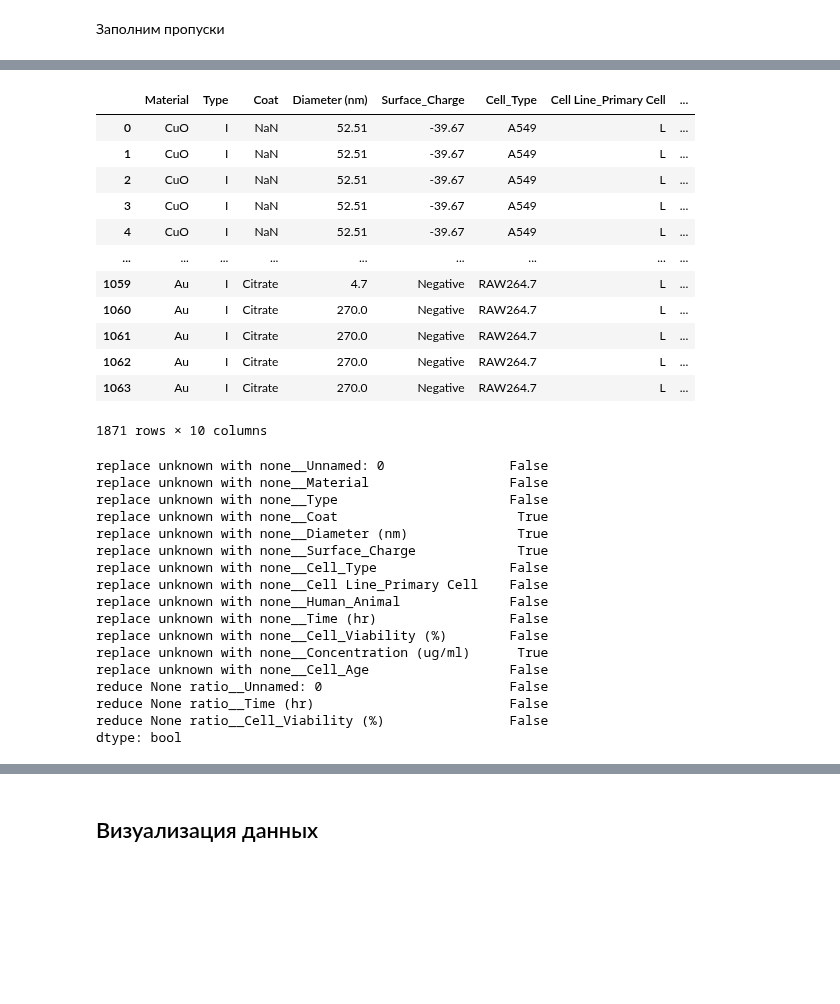
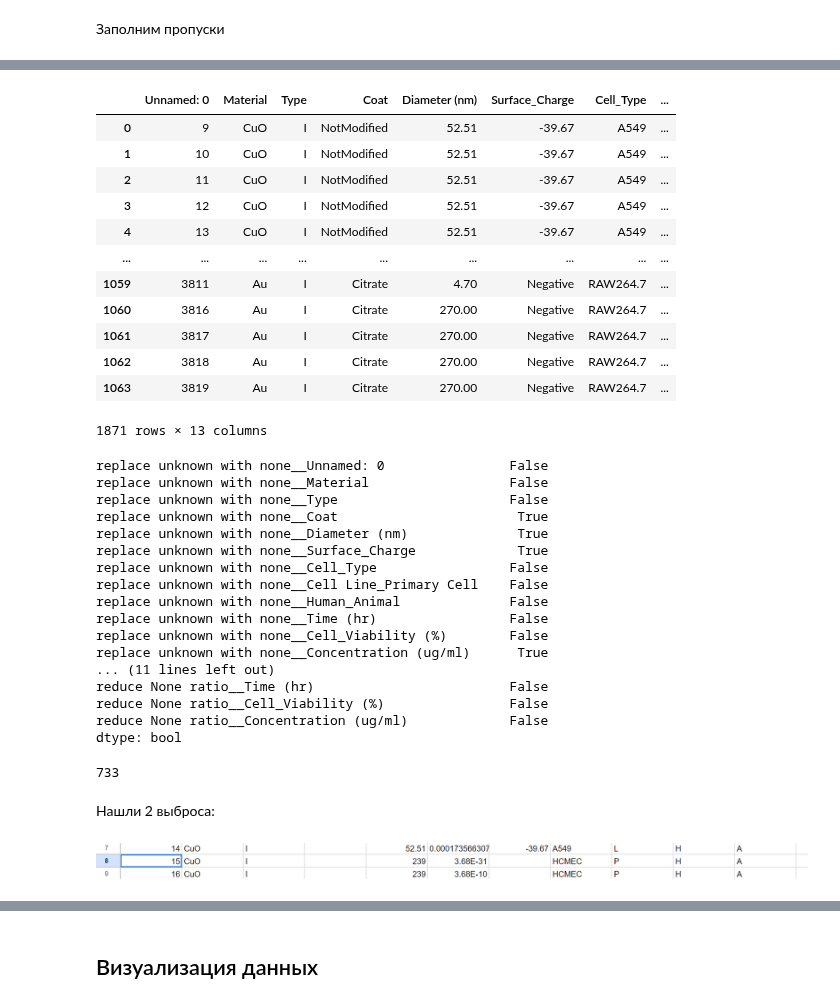
Before and after one commit to dobrotvorn/DataCon23, a Jupyter notebook: Mini_task1.ipynb, the cells around one changed output, grey strips where cells are left out. Saved outputs shown, nothing was run; the diff lists cells and outputs as text; code cells hidden in the pictures; blank space fills up the shorter version.

```diff
--- a/Mini_task1.ipynb
+++ b/Mini_task1.ipynb
@@ -122,10 +126,18 @@ fdb = fdb.rename(columns=
 )
 hardcode_mol_mass = {'CuO' : 79.53, 'Iron oxide': 215.49,'IronOxide':215.49,'IronOide':215.49 ,'Au':196.96, 'Cu2O':143.07}
 hardcode_age = {'E' : 'Embryonic', 'A' : 'Adult', 'F': 'Fetus'}
-# def d(x):
-#   return hardcode_mol_mass[x['Material']] * float(x['Concentration μM'])
-fdb['Concentration (ug/ml)']= fdb[['Concentration μM', 'Material' ]].apply(lambda x:  hardcode_mol_mass[x['Material']] * float(x['Concentration μM']/ 1000), axis=1)
-fdb['Cell_Age'] = fdb['Cell age: embryonic (E), Adult (A)'].apply(lambda x: hardcode_age[x])
+
+fdb['Concentration (ug/ml)']= fdb[['Concentration μM', 'Material' ]].apply(lambda x:  hardcode_mol_mass[x['Material']] * float(x['Concentration μM']/ 1000 if x['Material'] and x['Concentration μM']  else None), axis=1)
+fdb['Cell_Age'] = fdb['Cell age: embryonic (E), Adult (A)'].apply(lambda x: hardcode_age[x] if x else None)
+# Переведем во float то, что не перевелось во float из-за '-'
+fdb['Concentration (ug/ml)'] = fdb['Concentration (ug/ml)'].astype(float)
+sdb['Concentration (ug/ml)'] = sdb['Concentration (ug/ml)'].astype(float)
+
+fdb['Diameter (nm)'] = fdb['Diameter (nm)'].astype(float)
+sdb['Diameter (nm)'] = sdb['Diameter (nm)'].astype(float)
+
+fdb['Coat'] = fdb['Coat'].fillna('NotModified')
+sdb['Coat'] = sdb['Coat'].fillna('NotModified')
 
 # Exposure dose, concentration, dose
 # Cell_Age
@@ -145,0 +157,2 @@ sdb_new.head(2)
+# %%
+numerics = ['int16', 'int32', 'int64', 'float16', 'float32', 'float64']
@@ -145,0 +230,4 @@ sdb_new.head(2)
+# %%
+fdb_new_transformed['reduce None numerical__Surface_Charge '] = fdb_new_transformed['Surface_Charge__pos_and_neg']
+fdb_new_transformed = fdb_new_transformed.drop('Surface_Charge__pos_and_neg', axis=1)
+fdb_new_transformed.head(3)
@@ -146,6 +243,7 @@ sdb_new.head(2)
 # %% [markdown]
 Итак, мы слили все в один файл!
 # %%
-df = pd.concat([fdb_new, sdb_new], axis=0)
-df
+df = pd.concat([fdb_new_transformed, sdb_new_transformed], axis=0)
+df.to_csv('ResultTable.csv')
+df.isnull().any()
 # %% [output]
@@ -207,19 +324,19 @@ numeric_columns = df.select_dtypes(include=numerics).columns.tolist()
 # %%
-df[text_columns]
+df
 # %% [output]
-|  | Material | Type | Coat | Diameter (nm) | Surface_Charge | Cell_Type | Cell Line_Primary Cell | ... |
-| 0 | CuO | I | NaN | 52.51 | -39.67 | A549 | L | ... |
-| 1 | CuO | I | NaN | 52.51 | -39.67 | A549 | L | ... |
-| 2 | CuO | I | NaN | 52.51 | -39.67 | A549 | L | ... |
-| 3 | CuO | I | NaN | 52.51 | -39.67 | A549 | L | ... |
-| 4 | CuO | I | NaN | 52.51 | -39.67 | A549 | L | ... |
+|  | Unnamed: 0 | Material | Type | Coat | Diameter (nm) | Surface_Charge | Cell_Type | ... |
+| 0 | 9 | CuO | I | NotModified | 52.51 | -39.67 | A549 | ... |
+| 1 | 10 | CuO | I | NotModified | 52.51 | -39.67 | A549 | ... |
+| 2 | 11 | CuO | I | NotModified | 52.51 | -39.67 | A549 | ... |
+| 3 | 12 | CuO | I | NotModified | 52.51 | -39.67 | A549 | ... |
+| 4 | 13 | CuO | I | NotModified | 52.51 | -39.67 | A549 | ... |
 | ... | ... | ... | ... | ... | ... | ... | ... | ... |
-| 1059 | Au | I | Citrate | 4.7 | Negative | RAW264.7 | L | ... |
-| 1060 | Au | I | Citrate | 270.0 | Negative | RAW264.7 | L | ... |
-| 1061 | Au | I | Citrate | 270.0 | Negative | RAW264.7 | L | ... |
-| 1062 | Au | I | Citrate | 270.0 | Negative | RAW264.7 | L | ... |
-| 1063 | Au | I | Citrate | 270.0 | Negative | RAW264.7 | L | ... |
+| 1059 | 3811 | Au | I | Citrate | 4.70 | Negative | RAW264.7 | ... |
+| 1060 | 3816 | Au | I | Citrate | 270.00 | Negative | RAW264.7 | ... |
+| 1061 | 3817 | Au | I | Citrate | 270.00 | Negative | RAW264.7 | ... |
+| 1062 | 3818 | Au | I | Citrate | 270.00 | Negative | RAW264.7 | ... |
+| 1063 | 3819 | Au | I | Citrate | 270.00 | Negative | RAW264.7 | ... |
-1871 rows × 10 columns
+1871 rows × 13 columns
 # %%
 # fdb = fdb.replace({'unknown': None, '-': None, 'None': None})
 # sdb = sdb.replace({'unknown': None, '-': None, 'None': None})
@@ -231,7 +348,9 @@ def replace_unknown(x):
 
 numerical_transformer = Pipeline(
     steps=[
-        ('imputer', KNNImputer(n_neighbors=4)),
+        # ('imputer', KNNImputer(n_neighbors=4)),
+
+        ('imputer', SimpleImputer(missing_values=np.nan, strategy='most_frequent')),
         # ('encoder', OneHotEncoder()),
         # ('scaler', StandardScaler())
     ]
@@ -249,7 +368,7 @@ ratio_transformer = Pipeline(
 
 column_transformer = ColumnTransformer([
     ('replace unknown with none', FunctionTransformer(replace_unknown), df.columns),
-    # ('reduce None numerical',numerical_transformer, text_columns),
+    ('reduce None numerical',numerical_transformer, text_columns),
     ('reduce None ratio',ratio_transformer, numeric_columns),
 ]
 )
@@ -272,8 +391,14 @@ replace unknown with none__Human_Animal              False
 replace unknown with none__Time (hr)                 False
 replace unknown with none__Cell_Viability (%)        False
 replace unknown with none__Concentration (ug/ml)      True
-replace unknown with none__Cell_Age                  False
-reduce None ratio__Unnamed: 0                        False
+... (11 lines left out)
 reduce None ratio__Time (hr)                         False
 reduce None ratio__Cell_Viability (%)                False
+reduce None ratio__Concentration (ug/ml)             False
 dtype: bool
+# %%
+t['replace unknown with none__Coat'].isnull().sum()
+# %% [output]
+733
+# %% [markdown]
+Нашли 2 выброса:
@@ -279,0 +408,2 @@ dtype: bool
+# %% [markdown]
+![image.png](embedded-picture-1)
```
Also changed, not shown: parts of 16 cells of this notebook.
